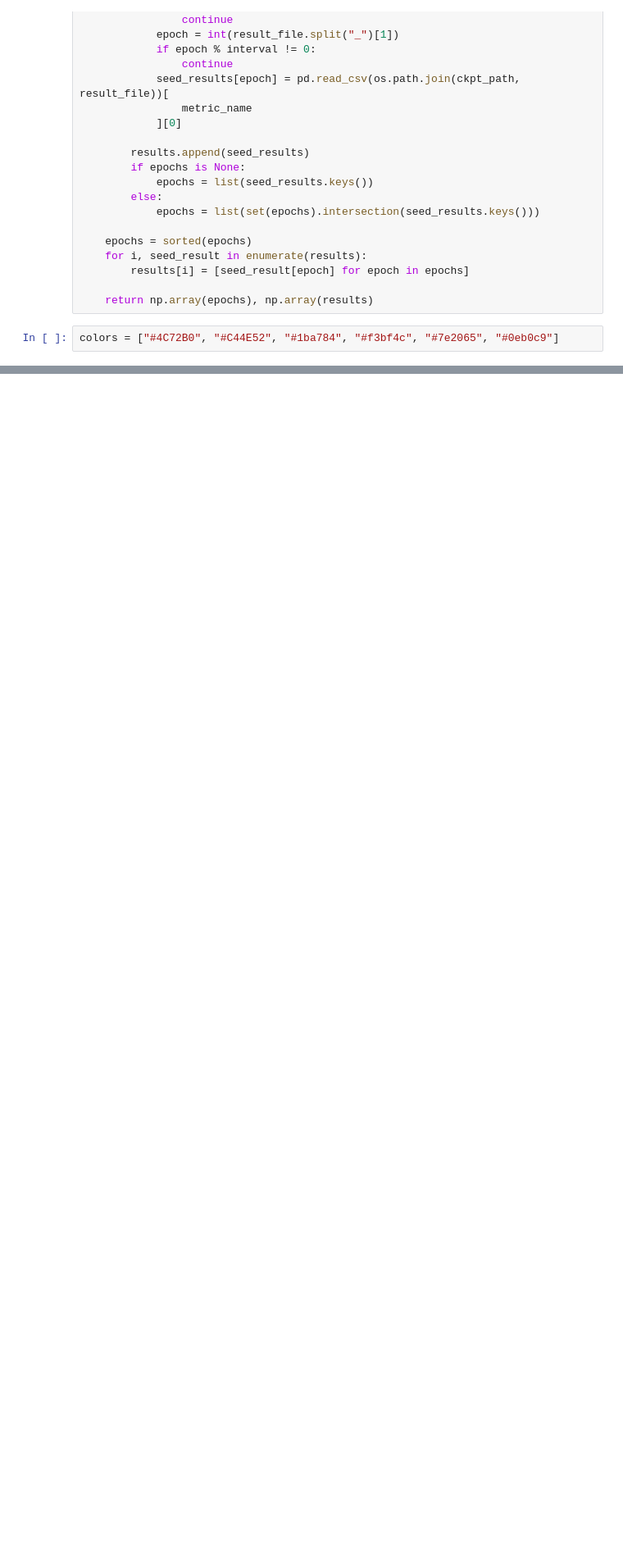
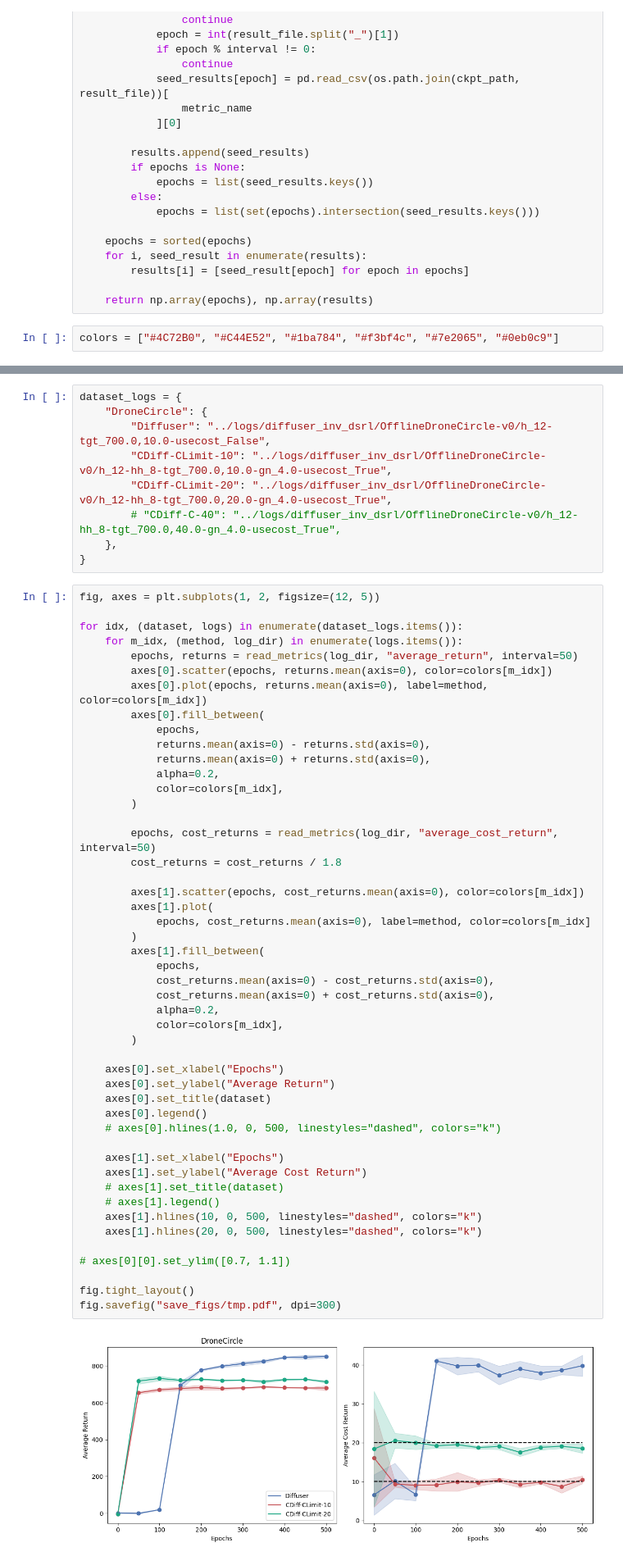
Before and after one commit to BobHuangC/safe-decision-diffuser, a Jupyter notebook: notebooks/plot_curves.ipynb, the cells around one changed output, grey strips where cells are left out. Shown: that part at 82% size. Saved outputs shown, nothing was run; the diff lists cells and outputs as text; blank space fills up the shorter version.

```diff
--- a/notebooks/plot_curves.ipynb
+++ b/notebooks/plot_curves.ipynb
@@ -109,0 +112,59 @@ axes[0][0].set_ylim([0.7, 1.1])
+# %%
+dataset_logs = {
+    "DroneCircle": {
+        "Diffuser": "../logs/diffuser_inv_dsrl/OfflineDroneCircle-v0/h_12-tgt_700.0,10.0-usecost_False",
+        "CDiff-CLimit-10": "../logs/diffuser_inv_dsrl/OfflineDroneCircle-v0/h_12-hh_8-tgt_700.0,10.0-gn_4.0-usecost_True",
+        "CDiff-CLimit-20": "../logs/diffuser_inv_dsrl/OfflineDroneCircle-v0/h_12-hh_8-tgt_700.0,20.0-gn_4.0-usecost_True",
+        # "CDiff-C-40": "../logs/diffuser_inv_dsrl/OfflineDroneCircle-v0/h_12-hh_8-tgt_700.0,40.0-gn_4.0-usecost_True",
+    },
+}
+# %%
+fig, axes = plt.subplots(1, 2, figsize=(12, 5))
+
+for idx, (dataset, logs) in enumerate(dataset_logs.items()):
+    for m_idx, (method, log_dir) in enumerate(logs.items()):
+        epochs, returns = read_metrics(log_dir, "average_return", interval=50)
+        axes[0].scatter(epochs, returns.mean(axis=0), color=colors[m_idx])
+        axes[0].plot(epochs, returns.mean(axis=0), label=method, color=colors[m_idx])
+        axes[0].fill_between(
+            epochs,
+            returns.mean(axis=0) - returns.std(axis=0),
+            returns.mean(axis=0) + returns.std(axis=0),
+            alpha=0.2,
+            color=colors[m_idx],
+        )
+
+        epochs, cost_returns = read_metrics(log_dir, "average_cost_return", interval=50)
+        cost_returns = cost_returns / 1.8
+
+        axes[1].scatter(epochs, cost_returns.mean(axis=0), color=colors[m_idx])
+        axes[1].plot(
+            epochs, cost_returns.mean(axis=0), label=method, color=colors[m_idx]
+        )
+        axes[1].fill_between(
+            epochs,
+            cost_returns.mean(axis=0) - cost_returns.std(axis=0),
+            cost_returns.mean(axis=0) + cost_returns.std(axis=0),
+            alpha=0.2,
+            color=colors[m_idx],
+        )
+
+    axes[0].set_xlabel("Epochs")
+    axes[0].set_ylabel("Average Return")
+    axes[0].set_title(dataset)
+    axes[0].legend()
+    # axes[0].hlines(1.0, 0, 500, linestyles="dashed", colors="k")
+
+    axes[1].set_xlabel("Epochs")
+    axes[1].set_ylabel("Average Cost Return")
+    # axes[1].set_title(dataset)
+    # axes[1].legend()
+    axes[1].hlines(10, 0, 500, linestyles="dashed", colors="k")
+    axes[1].hlines(20, 0, 500, linestyles="dashed", colors="k")
+
+# axes[0][0].set_ylim([0.7, 1.1])
+
+fig.tight_layout()
+fig.savefig("save_figs/tmp.pdf", dpi=300)
+# %% [output]
+[figure, added]
```
Also changed, not shown: parts of 2 cells of this notebook, 4 other files.
